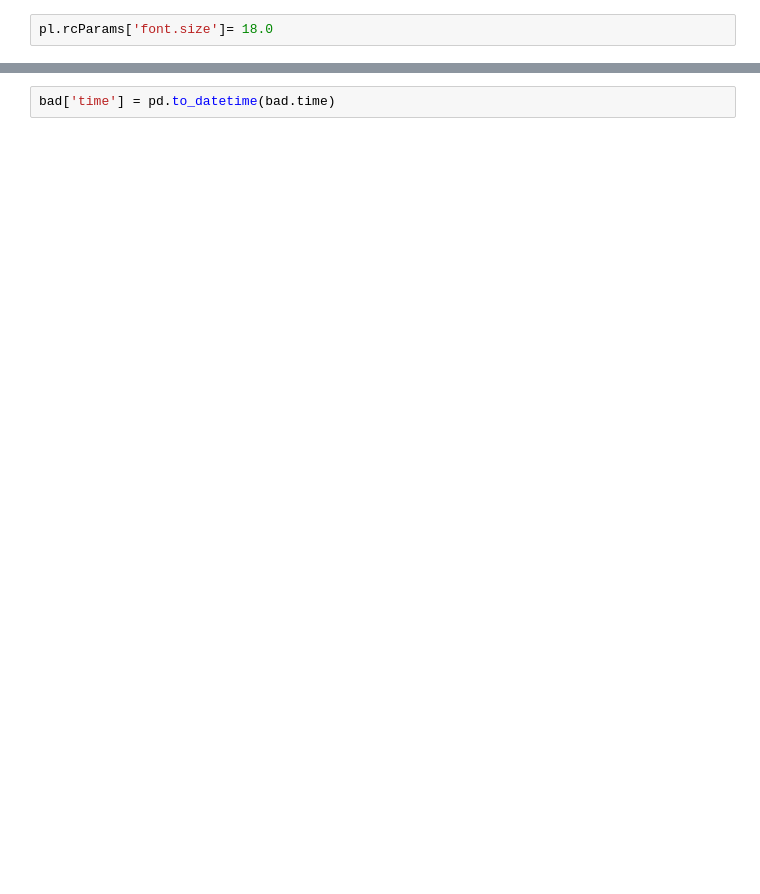
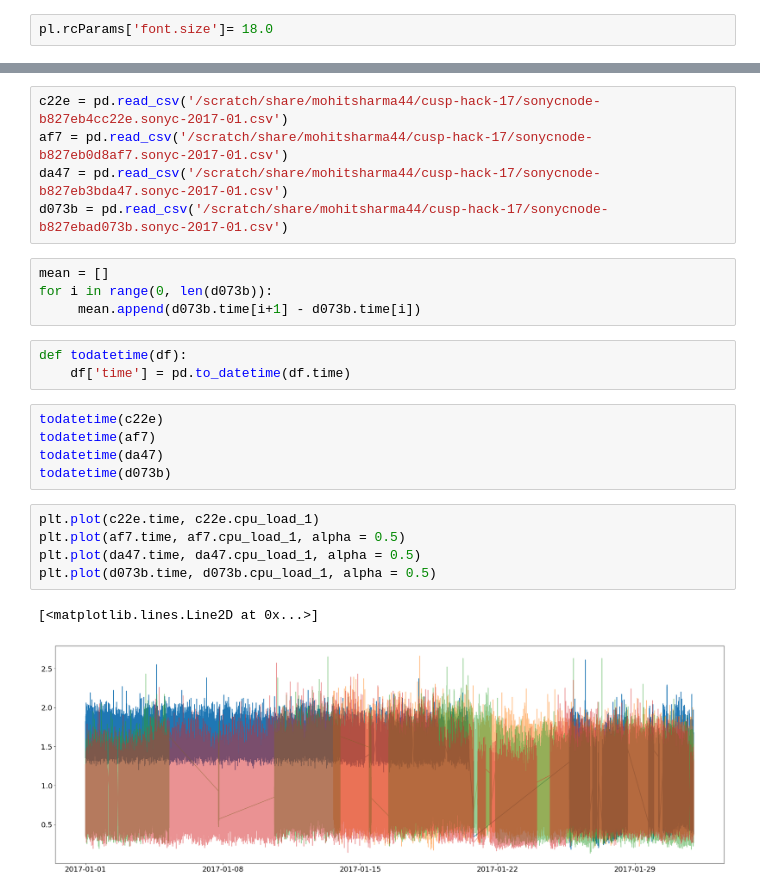
Before and after one commit to sunglyoungKim/TSU-HACK-17, a Jupyter notebook: SONYC_SK.ipynb, the cells around one changed output, grey strips where cells are left out. Drawn from its saved outputs; the diff is of its cells as text; blank space fills up the shorter version.

```diff
--- a/SONYC_SK.ipynb
+++ b/SONYC_SK.ipynb
@@ -53,2 +30,25 @@ bad.describe()
+# %%
+c22e = pd.read_csv('/scratch/share/mohitsharma44/cusp-hack-17/sonycnode-b827eb4cc22e.sonyc-2017-01.csv')
+af7 = pd.read_csv('/scratch/share/mohitsharma44/cusp-hack-17/sonycnode-b827eb0d8af7.sonyc-2017-01.csv')
+da47 = pd.read_csv('/scratch/share/mohitsharma44/cusp-hack-17/sonycnode-b827eb3bda47.sonyc-2017-01.csv')
+d073b = pd.read_csv('/scratch/share/mohitsharma44/cusp-hack-17/sonycnode-b827ebad073b.sonyc-2017-01.csv')
+# %%
+mean = []
+for i in range(0, len(d073b)):
+     mean.append(d073b.time[i+1] - d073b.time[i])
 # %%
-bad['time'] = pd.to_datetime(bad.time)
+def todatetime(df):
+    df['time'] = pd.to_datetime(df.time)
+# %%
+todatetime(c22e)
+todatetime(af7)
+todatetime(da47)
+todatetime(d073b)
+# %%
+plt.plot(c22e.time, c22e.cpu_load_1)
+plt.plot(af7.time, af7.cpu_load_1, alpha = 0.5)
+plt.plot(da47.time, da47.cpu_load_1, alpha = 0.5)
+plt.plot(d073b.time, d073b.cpu_load_1, alpha = 0.5)
+# %% [output]
+[<matplotlib.lines.Line2D at 0x...>]
+[figure, added]
```
Also changed, not shown: parts of 36 cells of this notebook.
